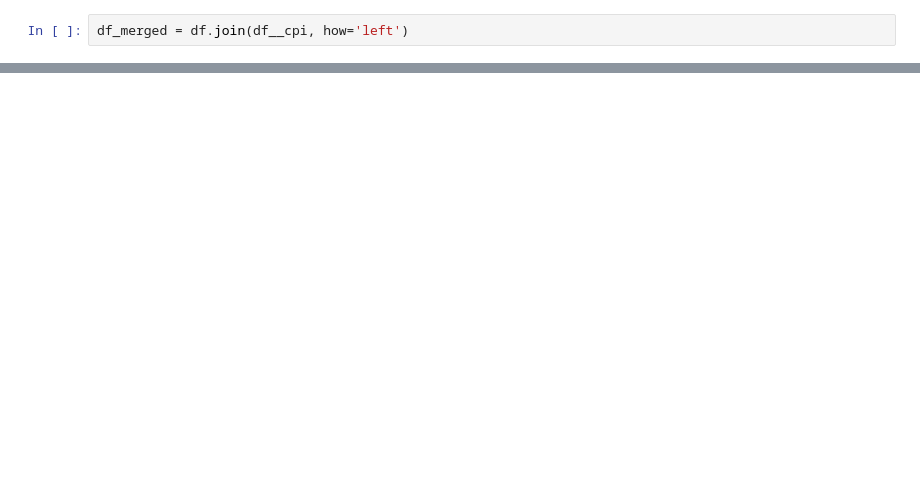
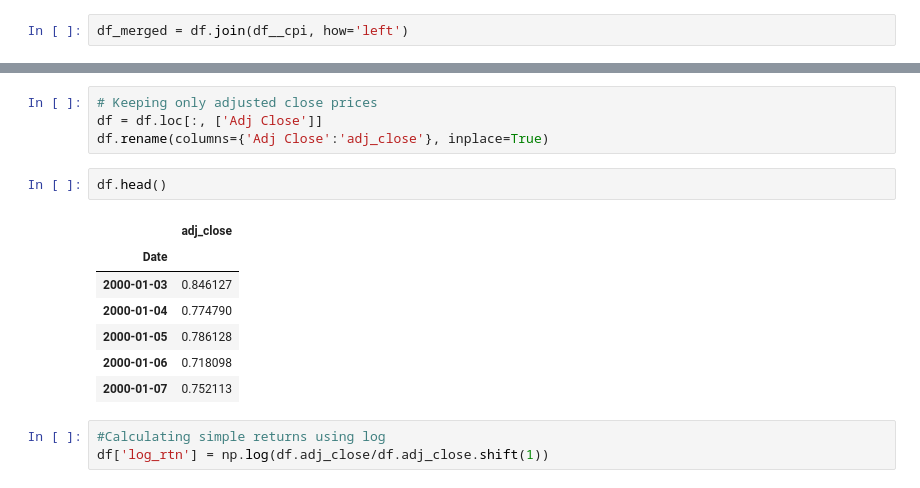
Before and after one commit to enorteyking/Python-For-Finance, a Jupyter notebook: Untitled.ipynb, the cells around one changed output, grey strips where cells are left out. Saved outputs shown, nothing was run; the diff lists cells and outputs as text; blank space fills up the shorter version.

```diff
--- a/Untitled.ipynb
+++ b/Untitled.ipynb
@@ -192,0 +204,17 @@ df_merged.head()
+# %%
+# Keeping only adjusted close prices
+df = df.loc[:, ['Adj Close']]
+df.rename(columns={'Adj Close':'adj_close'}, inplace=True)
+# %%
+df.head()
+# %% [output]
+|  | adj_close |
+| Date |  |
+| 2000-01-03 | 0.846127 |
+| 2000-01-04 | 0.774790 |
+| 2000-01-05 | 0.786128 |
+| 2000-01-06 | 0.718098 |
+| 2000-01-07 | 0.752113 |
+# %%
+#Calculating simple returns using log
+df['log_rtn'] = np.log(df.adj_close/df.adj_close.shift(1))
```
Also changed, not shown: parts of 26 cells of this notebook.
